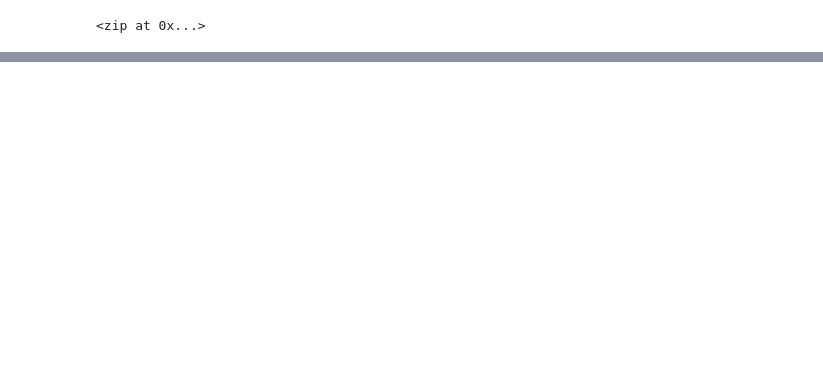
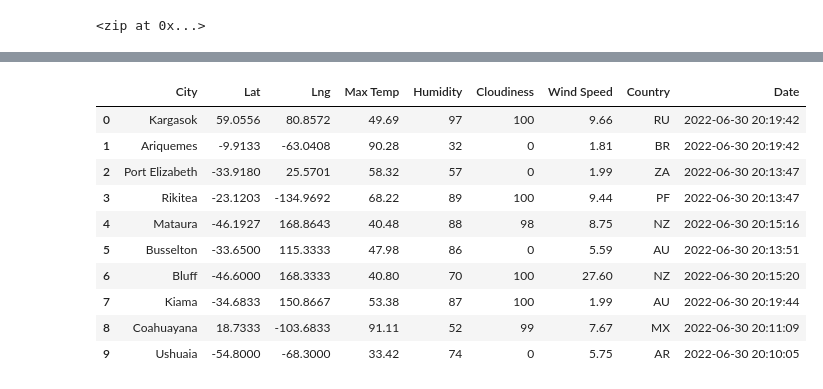
Before and after one commit to Chipsheffield/New_World_Weather_Analysis, a Jupyter notebook: WeatherPy.ipynb, the cells around one changed output, grey strips where cells are left out. Cells and saved outputs as stored; diff of their text form; code cells hidden in the pictures; blank space fills up the shorter version.

```diff
--- a/WeatherPy.ipynb
+++ b/WeatherPy.ipynb
@@ -34,2 +14,7 @@ list(lat_lngs)
+# %%
+# Add the latitudes and longitudes to a list.
+coordinates = list(lat_lngs)
 # %%
-#Check Here
+# Use the print() function to display the latitude and longitude combinations.
+for coordinate in coordinates:
+    print(coordinate[0], coordinate[1])
@@ -39,9 +42,9 @@ from citipy import citipy
 # Create a list for holding the cities.
 cities = []
 # Identify the nearest city for each latitude and longitude combination.
-for coordinate in lat_lngs:
+for coordinate in coordinates:
     city = citipy.nearest_city(coordinate[0], coordinate[1]).city_name
-    print(city)
+
     # If the city is unique, then we will add it to the cities list.
     if city not in cities:
         cities.append(city)
@@ -131,0 +155,16 @@ print("-----------------------------")
+# %%
+# Convert the array of dictionaries to a Pandas DataFrame.
+city_data_df = pd.DataFrame(city_data)
+city_data_df.head(10)
+# %% [output]
+|  | City | Lat | Lng | Max Temp | Humidity | Cloudiness | Wind Speed | Country | Date |
+| 0 | Kargasok | 59.0556 | 80.8572 | 49.69 | 97 | 100 | 9.66 | RU | 2022-06-30 20:19:42 |
+| 1 | Ariquemes | -9.9133 | -63.0408 | 90.28 | 32 | 0 | 1.81 | BR | 2022-06-30 20:19:42 |
+| 2 | Port Elizabeth | -33.9180 | 25.5701 | 58.32 | 57 | 0 | 1.99 | ZA | 2022-06-30 20:13:47 |
+| 3 | Rikitea | -23.1203 | -134.9692 | 68.22 | 89 | 100 | 9.44 | PF | 2022-06-30 20:13:47 |
+| 4 | Mataura | -46.1927 | 168.8643 | 40.48 | 88 | 98 | 8.75 | NZ | 2022-06-30 20:15:16 |
+| 5 | Busselton | -33.6500 | 115.3333 | 47.98 | 86 | 0 | 5.59 | AU | 2022-06-30 20:13:51 |
+| 6 | Bluff | -46.6000 | 168.3333 | 40.80 | 70 | 100 | 27.60 | NZ | 2022-06-30 20:15:20 |
+| 7 | Kiama | -34.6833 | 150.8667 | 53.38 | 87 | 100 | 1.99 | AU | 2022-06-30 20:19:44 |
+| 8 | Coahuayana | 18.7333 | -103.6833 | 91.11 | 52 | 99 | 7.67 | MX | 2022-06-30 20:11:09 |
+| 9 | Ushuaia | -54.8000 | -68.3000 | 33.42 | 74 | 0 | 5.75 | AR | 2022-06-30 20:10:05 |
```
Also changed, not shown: parts of 5 cells of this notebook.
